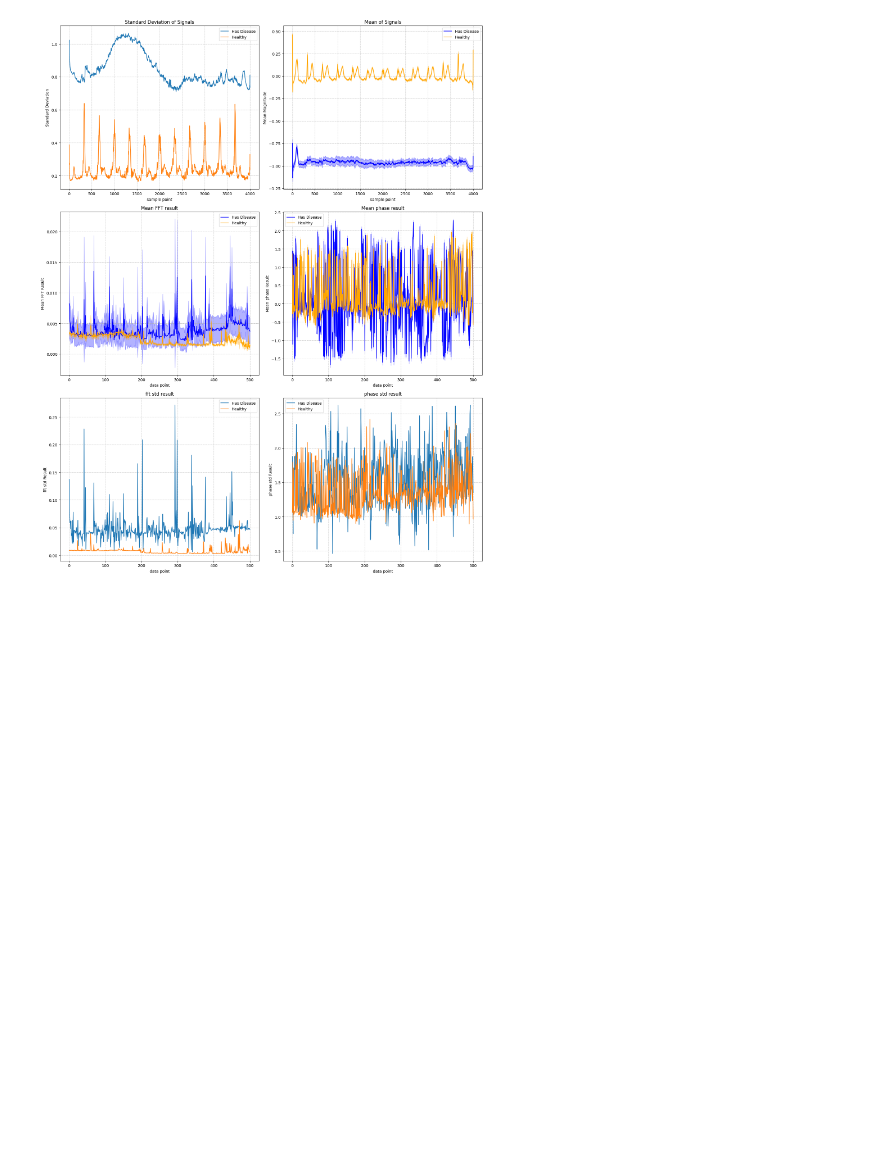
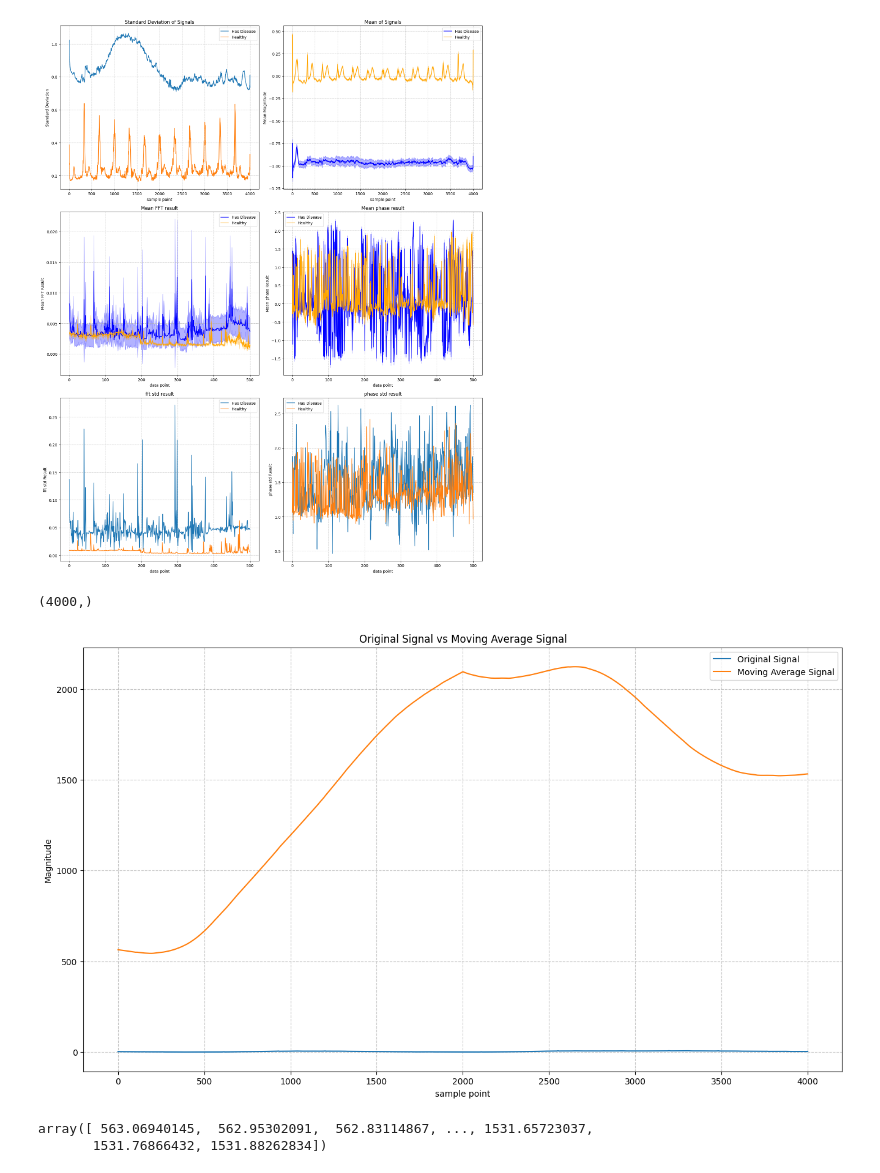
Before and after one commit to zivmax/bmedesign-cpsc, a Jupyter notebook: EDA.ipynb, the cells around one changed output. Saved outputs shown, nothing was run; the diff lists cells and outputs as text; code cells hidden in the pictures; blank space fills up the shorter version.

Commit message:
fix: moving avg in utils update: EDA moving avg test ignore: add pycache

```diff
--- a/EDA.ipynb
+++ b/EDA.ipynb
@@ -1,13 +1,11 @@
 # %%
-import h5py
 import numpy as np
 import pandas as pd
 import matplotlib.pyplot as plt
 import seaborn as sns
 
 
-with h5py.File('data/traindata.mat', 'r') as file:
-    train_df = pd.DataFrame(np.array(file['traindata']).T)
+train_df = pd.read_csv(r'data\traindata.csv')
 train_df.shape
 # %% [output]
 (20000, 4000)
@@ -337,3 +334,31 @@ def statistics_plot(df, freq_df, cutedge=500, linerange=4000):
 statistics_plot(labeled_train_df, labeled_freq_df)
 # %% [output]
 [figure]
+# %%
+from src.utils import SignalOps
+
+avg_signal = SignalOps.moving_average(labeled_train_df.loc[0])
+avg_signal.shape
+# %% [output]
+(4000,)
+# %%
+def differential_plot(signal1, signal2, duration=4000, title='Differential Plot', label1='siganl1', label2='signal2'):
+    t = np.linspace(0, duration, duration)
+    plt.figure(figsize=(16, 9))
+    sns.lineplot(x=t, y=signal1, label=label1)
+    sns.lineplot(x=t, y=signal2, label=label2)
+    plt.title(title)
+    plt.xlabel('sample point')
+    plt.ylabel('Magnitude')
+    plt.legend()
+    plt.grid(True, linestyle='--', alpha=0.7)
+    plt.show()
+
+differential_plot(labeled_train_df.loc[0], avg_signal, title='Original Signal vs Moving Average Signal', label1='Original Signal', label2='Moving Average Signal')
+# %% [output]
+[figure, added]
+# %%
+avg_signal
+# %% [output]
+array([ 563.06940145,  562.95302091,  562.83114867, ..., 1531.65723037,
+       1531.76866432, 1531.88262834])
```
Also changed, not shown: parts of 2 cells of this notebook, 2 other files.
